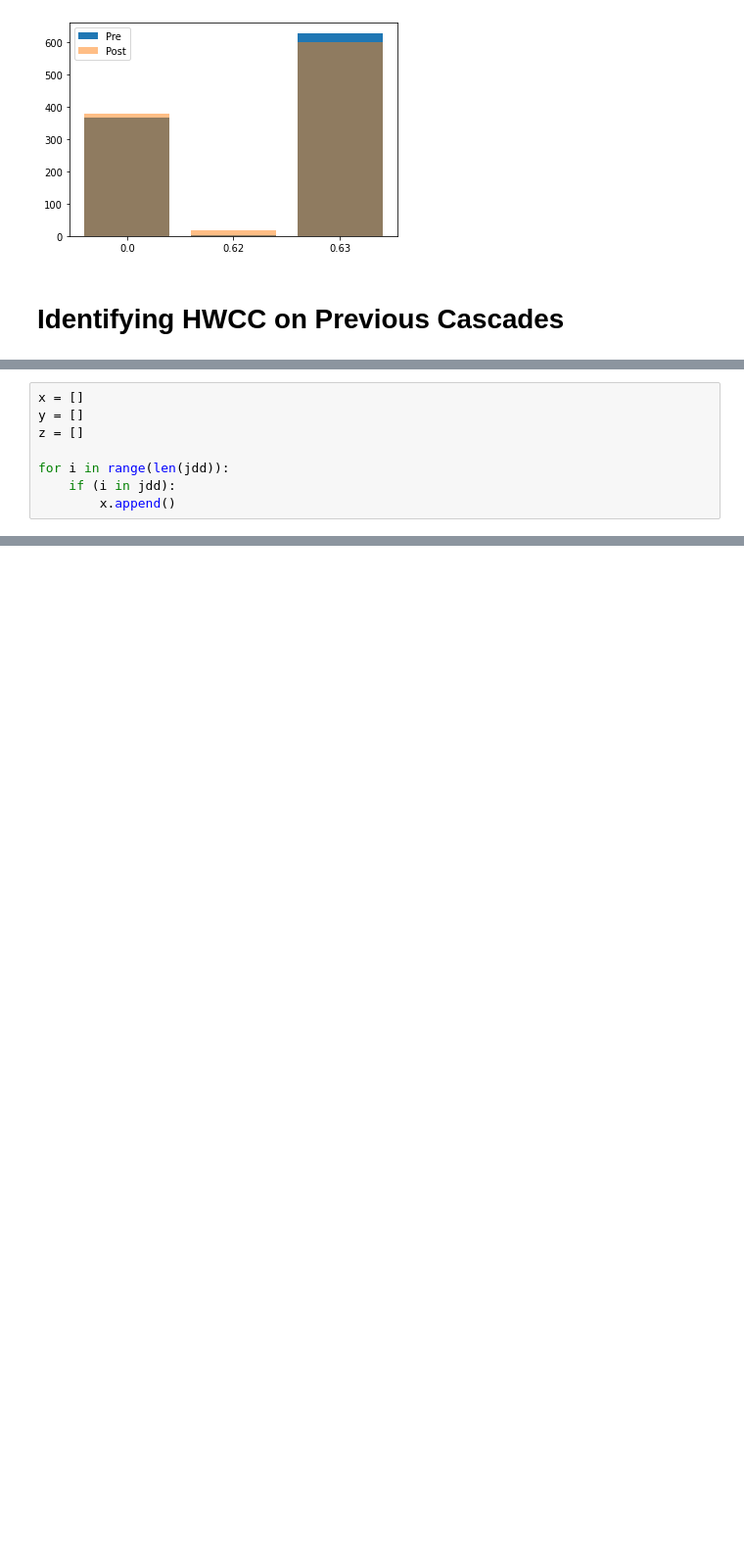
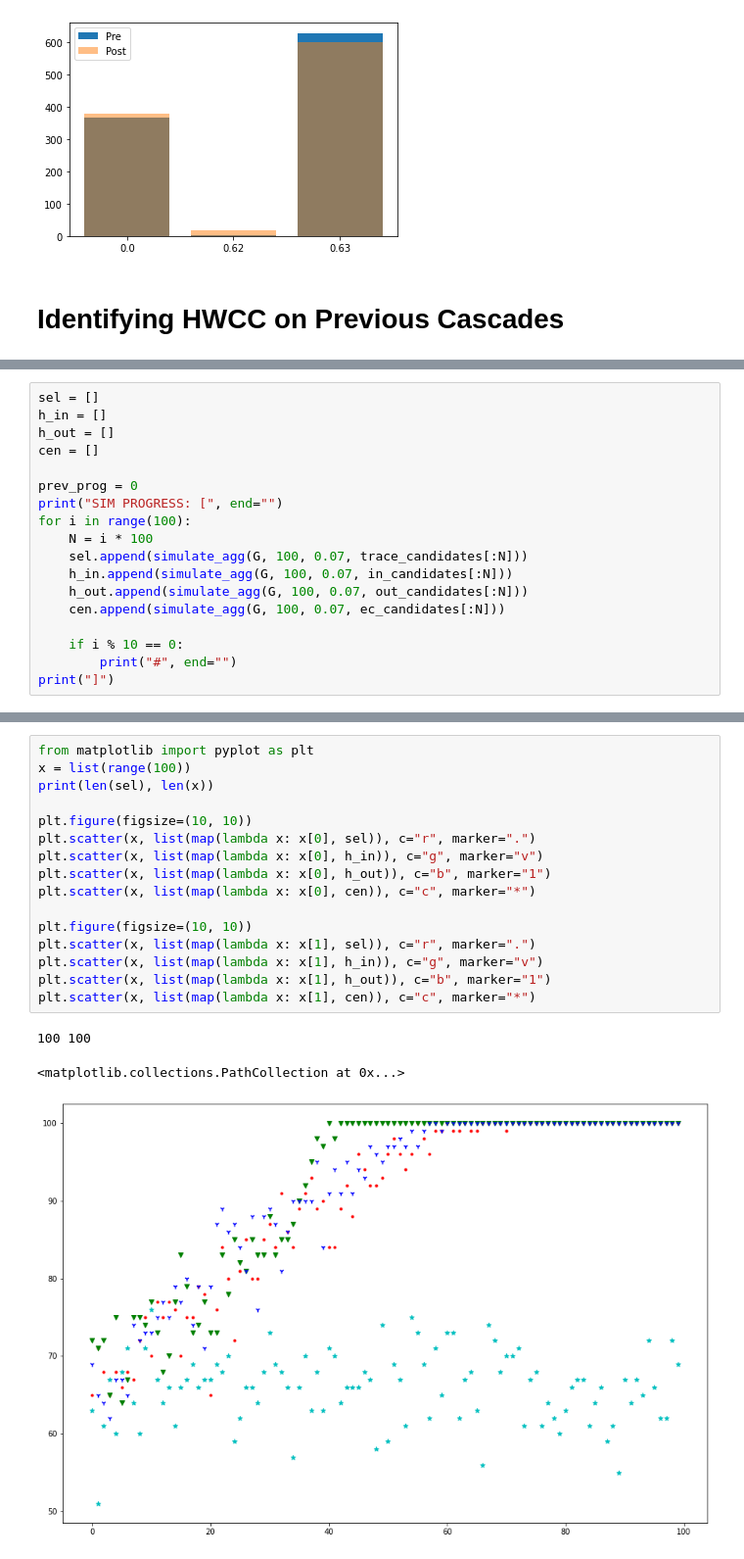
Before and after one commit to mbombek/ina_project, a Jupyter notebook: runner.ipynb, the cells around one changed output, grey strips where cells are left out. Shown: that part at 98% size. Saved outputs shown, nothing was run; the diff lists cells and outputs as text; blank space fills up the shorter version.

```diff
--- a/runner.ipynb
+++ b/runner.ipynb
@@ -296,8 +229,0 @@ ValueError: too many values to unpack (expected 2)
-# %%
-x = []
-y = []
-z = []
-
-for i in range(len(jdd)):
-    if (i in jdd):
-        x.append()
@@ -358,0 +345,18 @@ ValueError: cannot reshape array of size 154911 into shape (3383,1205)
+# %%
+sel = []
+h_in = []
+h_out = []
+cen = []
+
+prev_prog = 0
+print("SIM PROGRESS: [", end="")
+for i in range(100):
+    N = i * 100
+    sel.append(simulate_agg(G, 100, 0.07, trace_candidates[:N]))
+    h_in.append(simulate_agg(G, 100, 0.07, in_candidates[:N]))
+    h_out.append(simulate_agg(G, 100, 0.07, out_candidates[:N]))
+    cen.append(simulate_agg(G, 100, 0.07, ec_candidates[:N]))
+
+    if i % 10 == 0:
+        print("#", end="")
+print("]")
@@ -358,0 +369,20 @@ ValueError: cannot reshape array of size 154911 into shape (3383,1205)
+# %%
+from matplotlib import pyplot as plt
+x = list(range(100))
+print(len(sel), len(x))
+
+plt.figure(figsize=(10, 10))
+plt.scatter(x, list(map(lambda x: x[0], sel)), c="r", marker=".")
+plt.scatter(x, list(map(lambda x: x[0], h_in)), c="g", marker="v")
+plt.scatter(x, list(map(lambda x: x[0], h_out)), c="b", marker="1")
+plt.scatter(x, list(map(lambda x: x[0], cen)), c="c", marker="*")
+
+plt.figure(figsize=(10, 10))
+plt.scatter(x, list(map(lambda x: x[1], sel)), c="r", marker=".")
+plt.scatter(x, list(map(lambda x: x[1], h_in)), c="g", marker="v")
+plt.scatter(x, list(map(lambda x: x[1], h_out)), c="b", marker="1")
+plt.scatter(x, list(map(lambda x: x[1], cen)), c="c", marker="*")
+# %% [output]
+100 100
+<matplotlib.collections.PathCollection at 0x...>
+[figure, added]
```
Also changed, not shown: parts of 19 cells of this notebook, 1 other file.
